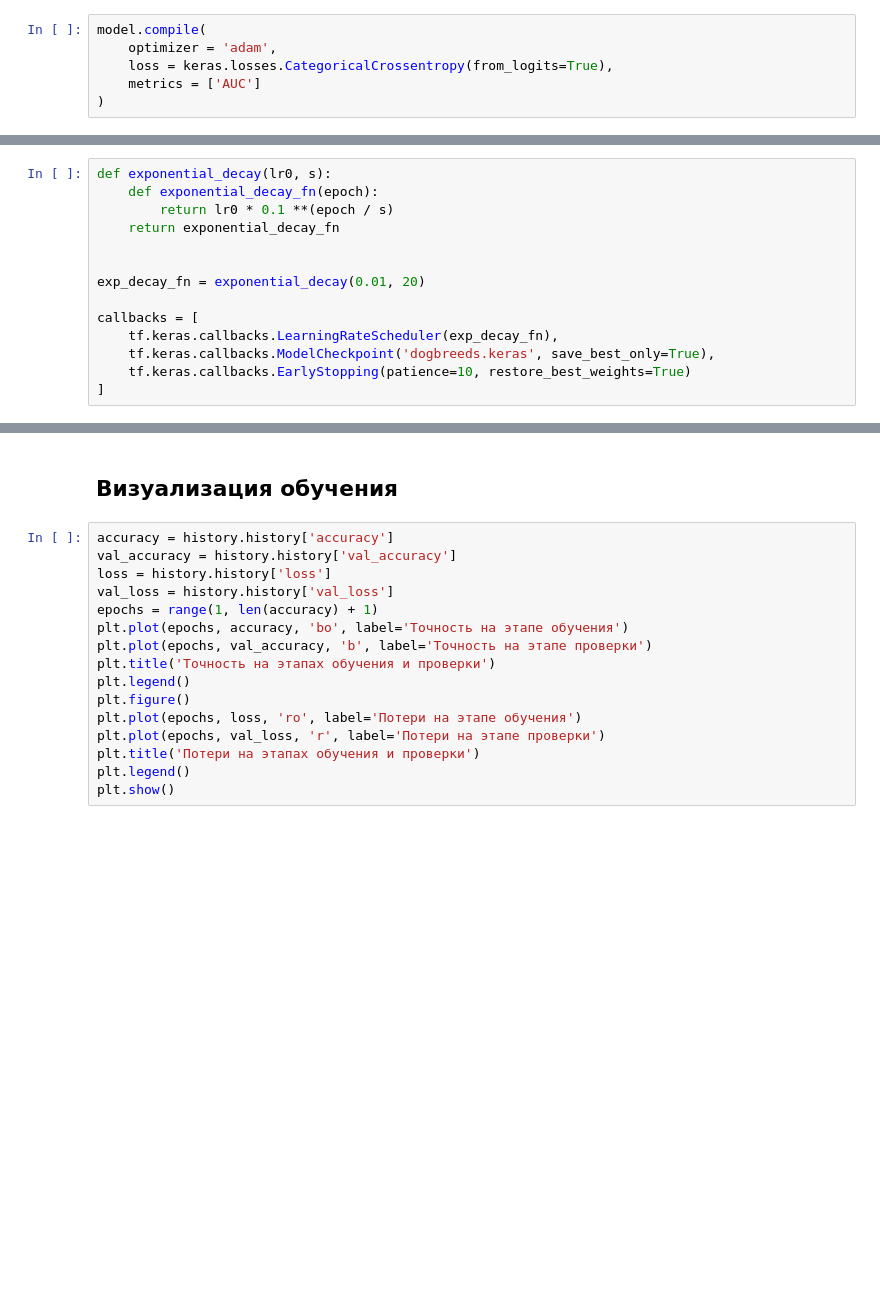
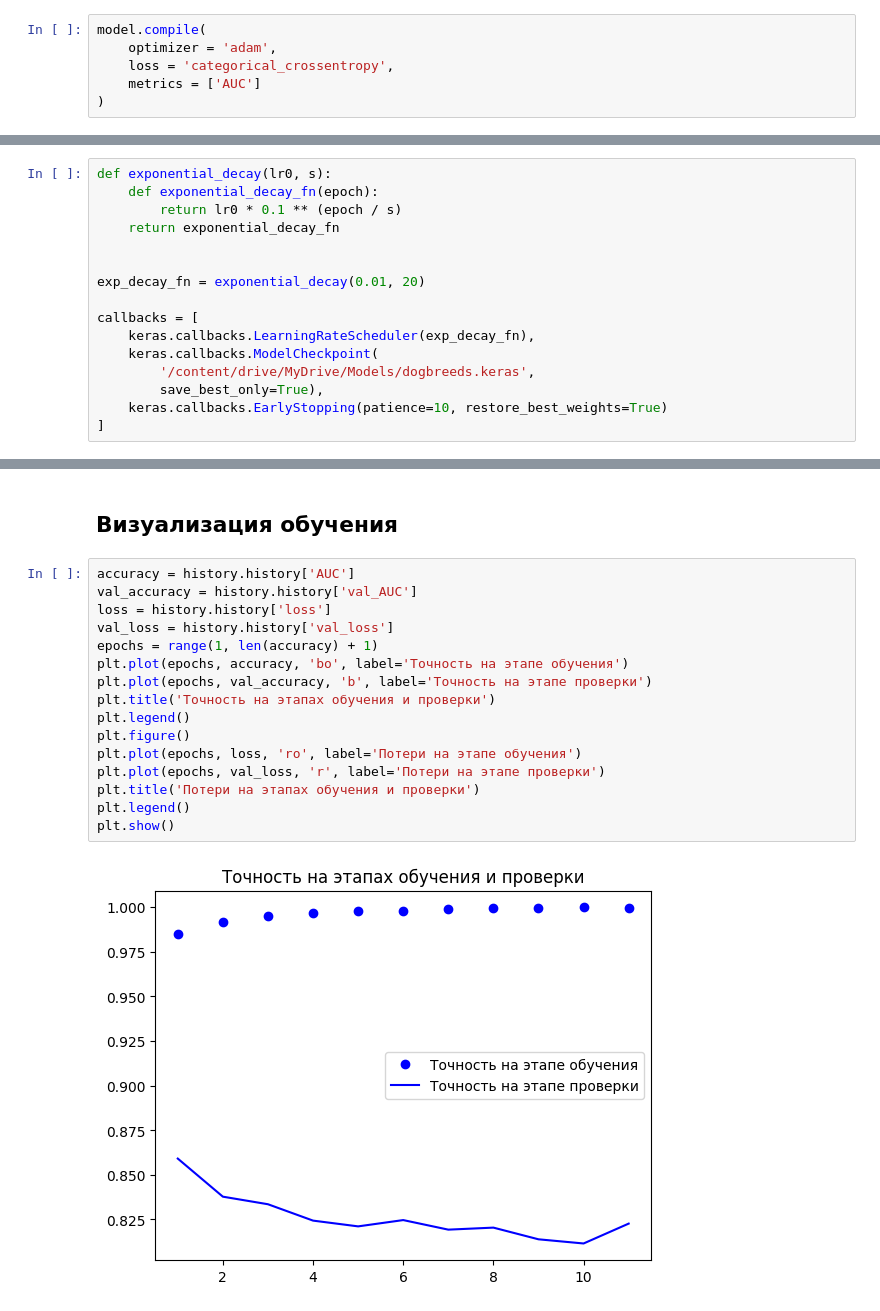
Before and after one commit to redshoot8/Solutions, a Jupyter notebook: tensorflow/DogBreedCNNClassification.ipynb, the cells around one changed output, grey strips where cells are left out. Saved outputs shown, nothing was run; the diff lists cells and outputs as text; blank space fills up the shorter version.

```diff
--- a/tensorflow/DogBreedCNNClassification.ipynb
+++ b/tensorflow/DogBreedCNNClassification.ipynb
@@ -144,7 +164,7 @@ model = keras.Model(inputs, outputs)
 # %%
 model.compile(
     optimizer = 'adam',
-    loss = keras.losses.CategoricalCrossentropy(from_logits=True),
+    loss = 'categorical_crossentropy',
     metrics = ['AUC']
 )
 # %% [markdown]
@@ -152,16 +172,18 @@ model.compile(
 # %%
 def exponential_decay(lr0, s):
     def exponential_decay_fn(epoch):
-        return lr0 * 0.1 **(epoch / s)
+        return lr0 * 0.1 ** (epoch / s)
     return exponential_decay_fn
 
 
 exp_decay_fn = exponential_decay(0.01, 20)
 
 callbacks = [
-    tf.keras.callbacks.LearningRateScheduler(exp_decay_fn),
-    tf.keras.callbacks.ModelCheckpoint('dogbreeds.keras', save_best_only=True),
-    tf.keras.callbacks.EarlyStopping(patience=10, restore_best_weights=True)
+    keras.callbacks.LearningRateScheduler(exp_decay_fn),
+    keras.callbacks.ModelCheckpoint(
+        '/content/drive/MyDrive/Models/dogbreeds.keras',
+        save_best_only=True),
+    keras.callbacks.EarlyStopping(patience=10, restore_best_weights=True)
 ]
 # %% [markdown]
 ## Обучение модели
@@ -176,18 +216,20 @@ history = model.fit(
 # %% [markdown]
 ## Визуализация обучения
 # %%
-accuracy = history.history['accuracy']
-val_accuracy = history.history['val_accuracy']
+accuracy = history.history['AUC']
+val_accuracy = history.history['val_AUC']
 loss = history.history['loss']
 val_loss = history.history['val_loss']
 epochs = range(1, len(accuracy) + 1)
 plt.plot(epochs, accuracy, 'bo', label='Точность на этапе обучения')
 plt.plot(epochs, val_accuracy, 'b', label='Точность на этапе проверки')
 plt.title('Точность на этапах обучения и проверки')
 plt.legend()
 plt.figure()
 plt.plot(epochs, loss, 'ro', label='Потери на этапе обучения')
 plt.plot(epochs, val_loss, 'r', label='Потери на этапе проверки')
 plt.title('Потери на этапах обучения и проверки')
 plt.legend()
 plt.show()
+# %% [output]
+[figure, added]
```
Also changed, not shown: parts of 10 cells of this notebook.
